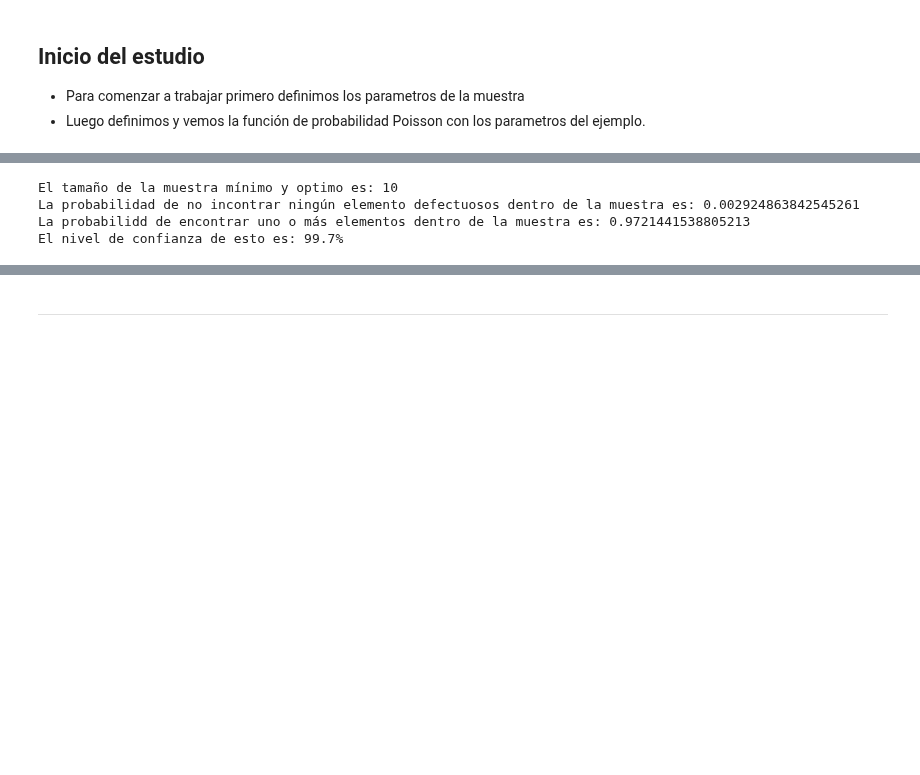
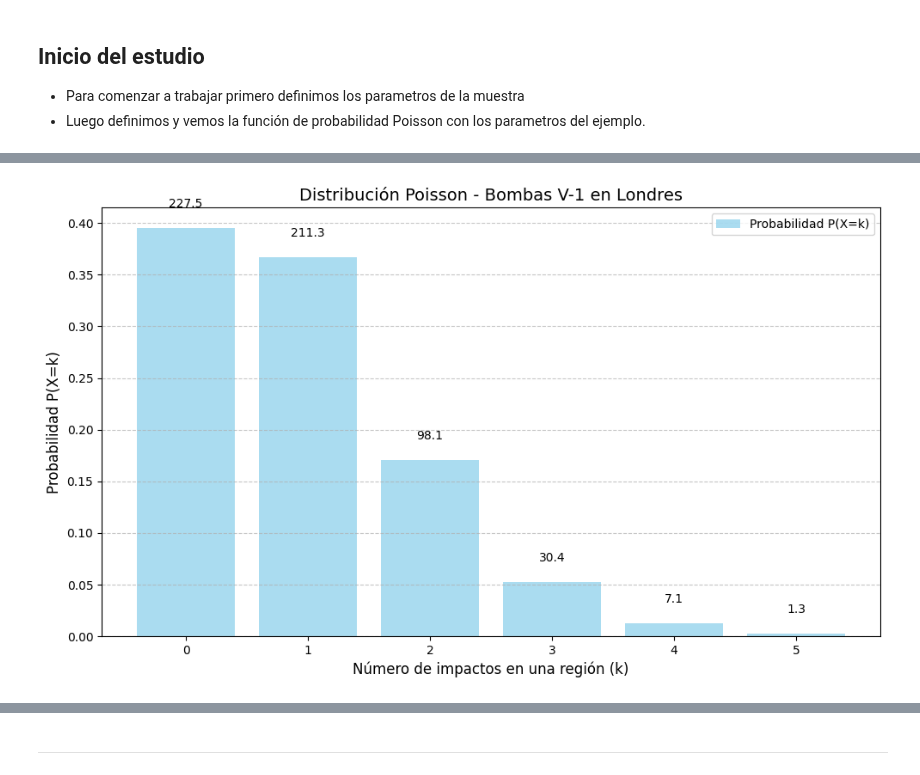
Before and after one commit to DaniCh-Coder/Python-Notes, a Jupyter notebook: ps stats/Probability-distributions/dist-prob-poisson-sapce-war.ipynb, the cells around one changed output, grey strips where cells are left out. Cells and saved outputs as stored; diff of their text form; code cells hidden in the pictures; blank space fills up the shorter version.

Commit message:
new file:   ps stats/Probability-distributions/dist-muestrales-varias.ipynb 	modified:   ps stats/Probability-distributions/dist-prob-poisson-sapce-war.ipynb

```diff
--- a/ps stats/Probability-distributions/dist-prob-poisson-sapce-war.ipynb
+++ b/ps stats/Probability-distributions/dist-prob-poisson-sapce-war.ipynb
@@ -303,36 +38,42 @@ Intervalo de confianza del 95% alrededor de la mediana: (1.0, 7.0)
-# %%
-# Para cada tamaño de la muestra desde 50 hasta 1
-    # 1. crear una instancia de la distribución geométrica
-    # 2. obtener los valores de probabilidad
-    # 3. fijarse si el valor de probabilidad para x igual cero es cero
-    # 4. si es cero almacenar el valor de la iteración en una lista
-M = 50
-n= 20
-N = 31
-n_c = 0.003
-List_N_O = []
-i= N
-for i in range(M, 0, -1):           # 0. Para cada tamaño de la muestra desde 50 hasta 1
-    hyp = hypergeom(M, n, i)        # 1. Crear una instancia de la distribución hipergeométrica
-    p = hyp.pmf(0)                  # 2. Obtener los valores de probabilidad
-    if p <= n_c:                  # 3. Definir y controlar el límite de confianza para encontrar el tamaño de la muestra
-                                    # print(f"si, {M}, {n}, {i},  {p}")     # Ver si cumple
-        List_N_O.append(i)          # Si cumple el nivel de confianza lo agrego a la lista de los N que cumplen
-                                    # else:
-                                    # print(f"no, {M}, {n}, {i},  {p:.4f}")  # Ver si no cumple
-# Datos concluyentes
-tam_min_muestra = min(List_N_O)
-hyp = hypergeom(M, n, tam_min_muestra)
-p0 = hyp.pmf(0)
-p_al_menos1 = 1- hyp.pmf(1)
-
-# Impresión de resutlados
-print(f"El tamaño de la muestra mínimo y optimo es: {tam_min_muestra}")
-print(f"La probabilidad de no incontrar ningún elemento defectuosos dentro de la muestra es: {p0}")
-print(f"La probabilidd de encontrar uno o más elementos dentro de la muestra es: {p_al_menos1}")
-print(f"El nivel de confianza de esto es: {(1-n_c)*100}%")
-# %% [output]
-El tamaño de la muestra mínimo y optimo es: 10
-La probabilidad de no incontrar ningún elemento defectuosos dentro de la muestra es: 0.002924863842545261
-La probabilidd de encontrar uno o más elementos dentro de la muestra es: 0.9721441538805213
-El nivel de confianza de esto es: 99.7%
+# %%
+import numpy as np
+import matplotlib.pyplot as plt
+from scipy.stats import poisson
+
+# Datos
+total_bombas = 535
+total_regiones = 576
+
+# Parámetro lambda (tasa promedio de impactos por región)
+lambda_poisson = total_bombas / total_regiones
+
+# Valores de k (número de impactos)
+k_values = np.arange(0, 6)  # Consideramos de 0 a 5 impactos
+probabilities = poisson.pmf(k_values, lambda_poisson)  # Probabilidad para cada k
+
+# Número esperado de regiones para cada valor de k
+expected_regions = probabilities * total_regiones
+
+# Graficamos los resultados
+plt.figure(figsize=(10, 6))
+
+# Gráfico de barras para probabilidades
+plt.bar(k_values, probabilities, color='skyblue', label='Probabilidad P(X=k)', alpha=0.7)
+
+# Graficamos el número esperado de regiones
+for i, regions in enumerate(expected_regions):
+    plt.text(k_values[i], probabilities[i] + 0.02, f"{regions:.1f}", ha='center', fontsize=10)
+
+# Configuración del gráfico
+plt.title("Distribución Poisson - Bombas V-1 en Londres", fontsize=14)
+plt.xlabel("Número de impactos en una región (k)", fontsize=12)
+plt.ylabel("Probabilidad P(X=k)", fontsize=12)
+plt.xticks(k_values)
+plt.grid(axis='y', linestyle='--', alpha=0.7)
+plt.legend(fontsize=10)
+plt.tight_layout()
+
+# Mostrar gráfica
+plt.show()
+# %% [output]
+[figure, added]
```
Also changed, not shown: parts of 26 cells of this notebook, 1 other file.
